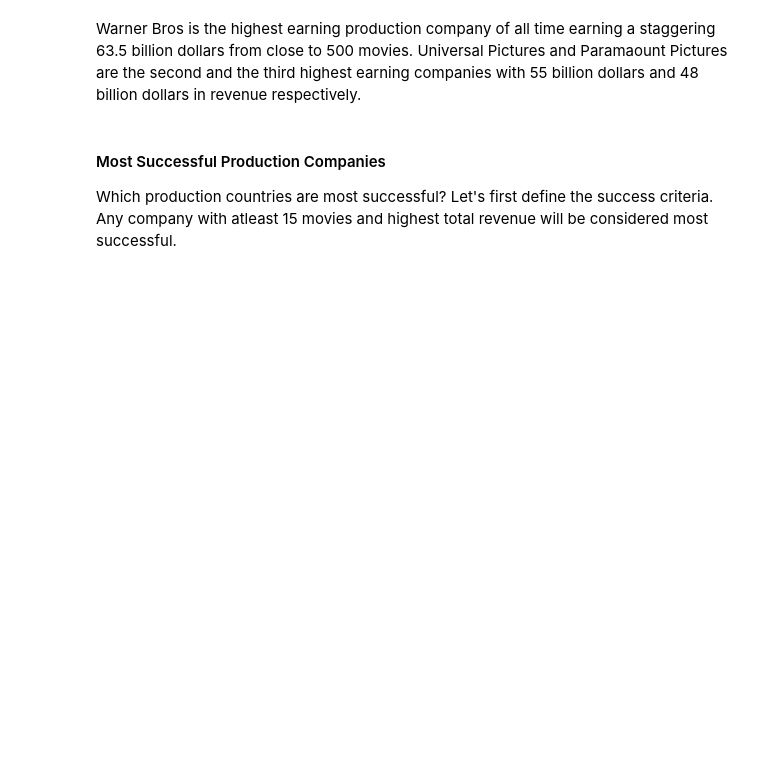
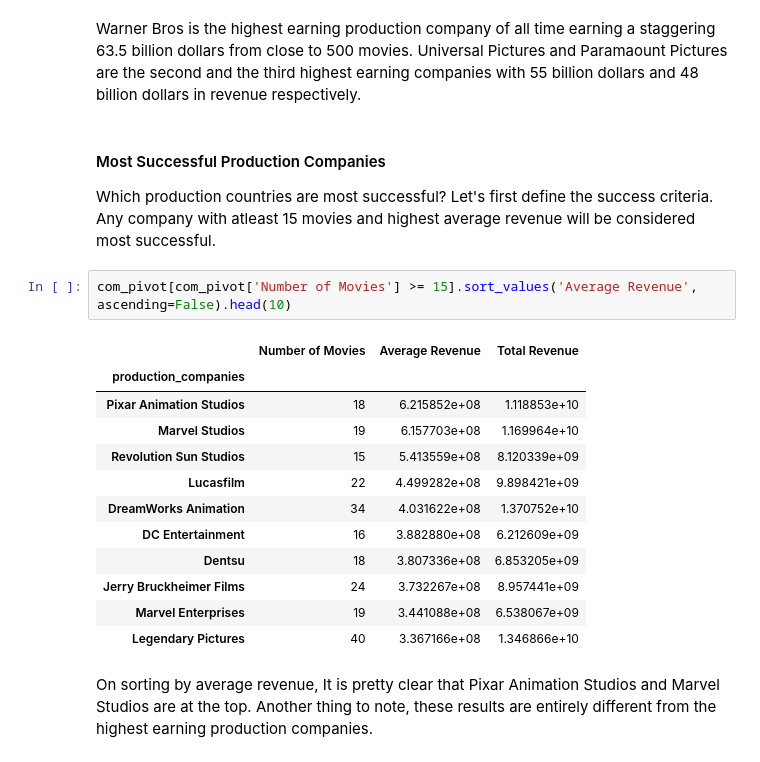
Before and after one commit to M-Awwab-Khan/most-comprehensive-movies-analysis, a Jupyter notebook: Movie_Metrics_An_Analyst_Approach.ipynb, the cells around one changed output. Cells and saved outputs as stored; diff of their text form; blank space fills up the shorter version.

Commit message:
production companies analyzed

```diff
--- a/Movie_Metrics_An_Analyst_Approach.ipynb
+++ b/Movie_Metrics_An_Analyst_Approach.ipynb
@@ -427,4 +430,21 @@ Warner Bros is the highest earning production company of all time earning a stag
 # %% [markdown]
 #### Most Successful Production Companies
 
-Which production countries are most successful? Let's first define the success criteria. Any company with atleast 15 movies and highest total revenue will be considered most successful.
+Which production countries are most successful? Let's first define the success criteria. Any company with atleast 15 movies and highest average revenue will be considered most successful.
+# %%
+com_pivot[com_pivot['Number of Movies'] >= 15].sort_values('Average Revenue', ascending=False).head(10)
+# %% [output]
+|  | Number of Movies | Average Revenue | Total Revenue |
+| production_companies |  |  |  |
+| Pixar Animation Studios | 18 | 6.215852e+08 | 1.118853e+10 |
+| Marvel Studios | 19 | 6.157703e+08 | 1.169964e+10 |
+| Revolution Sun Studios | 15 | 5.413559e+08 | 8.120339e+09 |
+| Lucasfilm | 22 | 4.499282e+08 | 9.898421e+09 |
+| DreamWorks Animation | 34 | 4.031622e+08 | 1.370752e+10 |
+| DC Entertainment | 16 | 3.882880e+08 | 6.212609e+09 |
+| Dentsu | 18 | 3.807336e+08 | 6.853205e+09 |
+| Jerry Bruckheimer Films | 24 | 3.732267e+08 | 8.957441e+09 |
+| Marvel Enterprises | 19 | 3.441088e+08 | 6.538067e+09 |
+| Legendary Pictures | 40 | 3.367166e+08 | 1.346866e+10 |
+# %% [markdown]
+On sorting by average revenue, It is pretty clear that Pixar Animation Studios and Marvel Studios are at the top. Another thing to note, these results are entirely different from the highest earning production companies.
```
Also changed, not shown: parts of 1 cell of this notebook.
